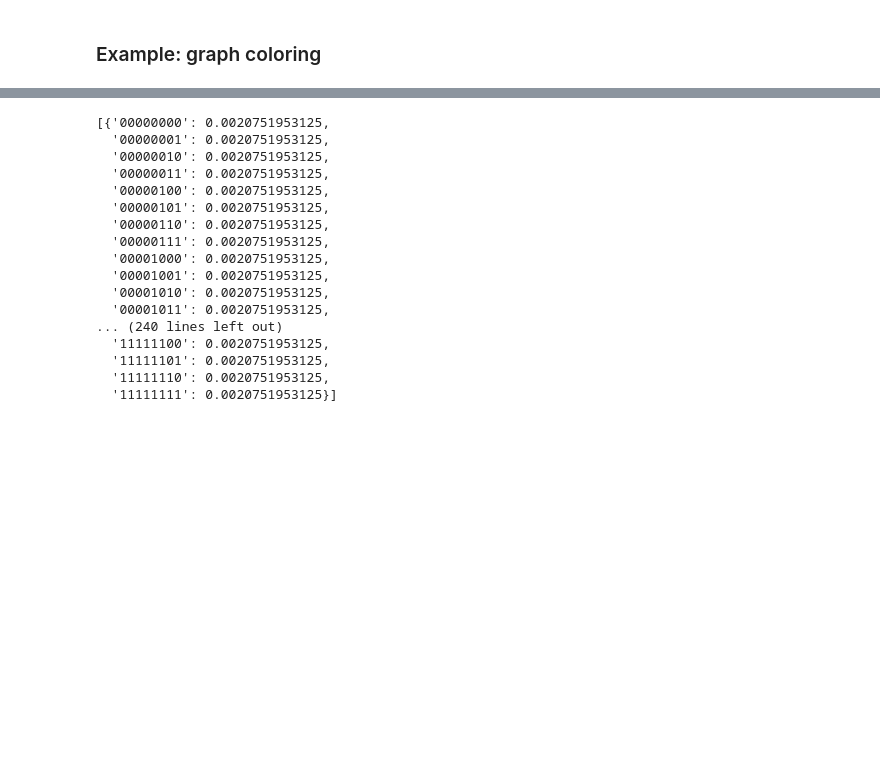
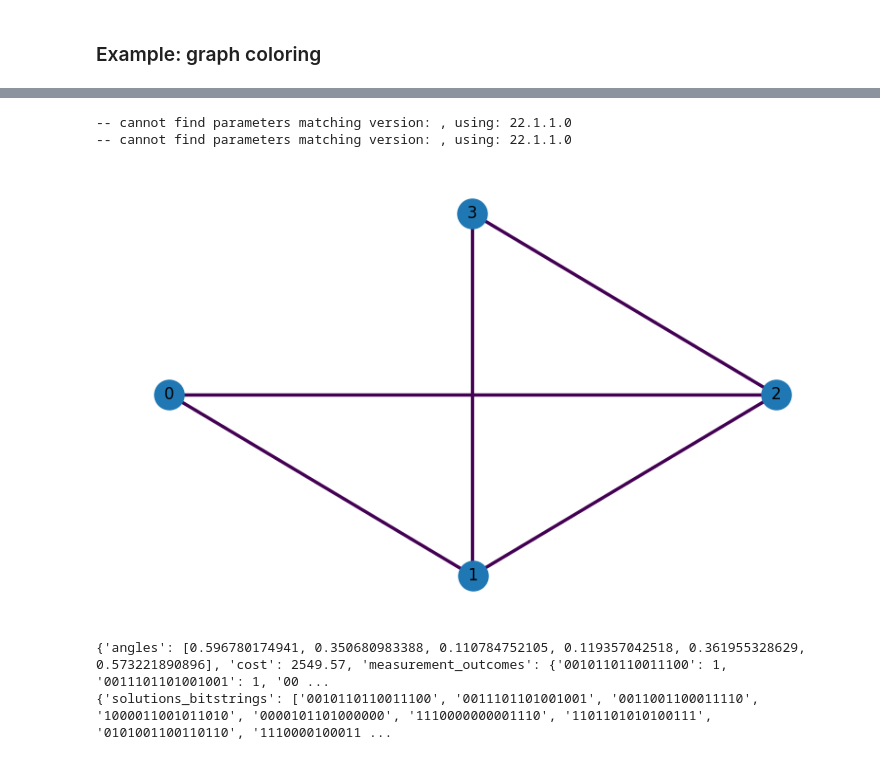
Before and after one commit to Bossy-Ye/C2Q, a Jupyter notebook: classical_to_quantum/examples/presentation.ipynb, the cells around one changed output, grey strips where cells are left out. Drawn from its saved outputs; the diff is of its cells as text; code cells hidden in the pictures; blank space fills up the shorter version.

```diff
--- a/classical_to_quantum/examples/presentation.ipynb
+++ b/classical_to_quantum/examples/presentation.ipynb
@@ -67,20 +264,12 @@ True
 # %%
-res.circuit_results
+coloring_problem_ising = Ising(graph_problem.graph(), "KColor")
+coloring_problem_ising.plot_graph()
+plt.show()
+result = coloring_problem_ising.run(verbose=True)
+print(result.most_probable_states)
 # %% [output]
-[{'00000000': 0.0020751953125,
-  '00000001': 0.0020751953125,
-  '00000010': 0.0020751953125,
-  '00000011': 0.0020751953125,
-  '00000100': 0.0020751953125,
-  '00000101': 0.0020751953125,
-  '00000110': 0.0020751953125,
-  '00000111': 0.0020751953125,
-  '00001000': 0.0020751953125,
-  '00001001': 0.0020751953125,
-  '00001010': 0.0020751953125,
-  '00001011': 0.0020751953125,
-... (240 lines left out)
-  '11111100': 0.0020751953125,
-  '11111101': 0.0020751953125,
-  '11111110': 0.0020751953125,
-  '11111111': 0.0020751953125}]
+-- cannot find parameters matching version: , using: 22.1.1.0
+-- cannot find parameters matching version: , using: 22.1.1.0
+[figure, added]
+{'angles': [0.596780174941, 0.350680983388, 0.110784752105, 0.119357042518, 0.361955328629, 0.573221890896], 'cost': 2549.57, 'measurement_outcomes': {'0010110110011100': 1, '0011101101001001': 1, '00 ...
+{'solutions_bitstrings': ['0010110110011100', '0011101101001001', '0011001100011110', '1000011001011010', '0000101101000000', '1110000000001110', '1101101010100111', '0101001100110110', '1110000100011 ...
```
Also changed, not shown: parts of 9 cells of this notebook, 2 other files.
